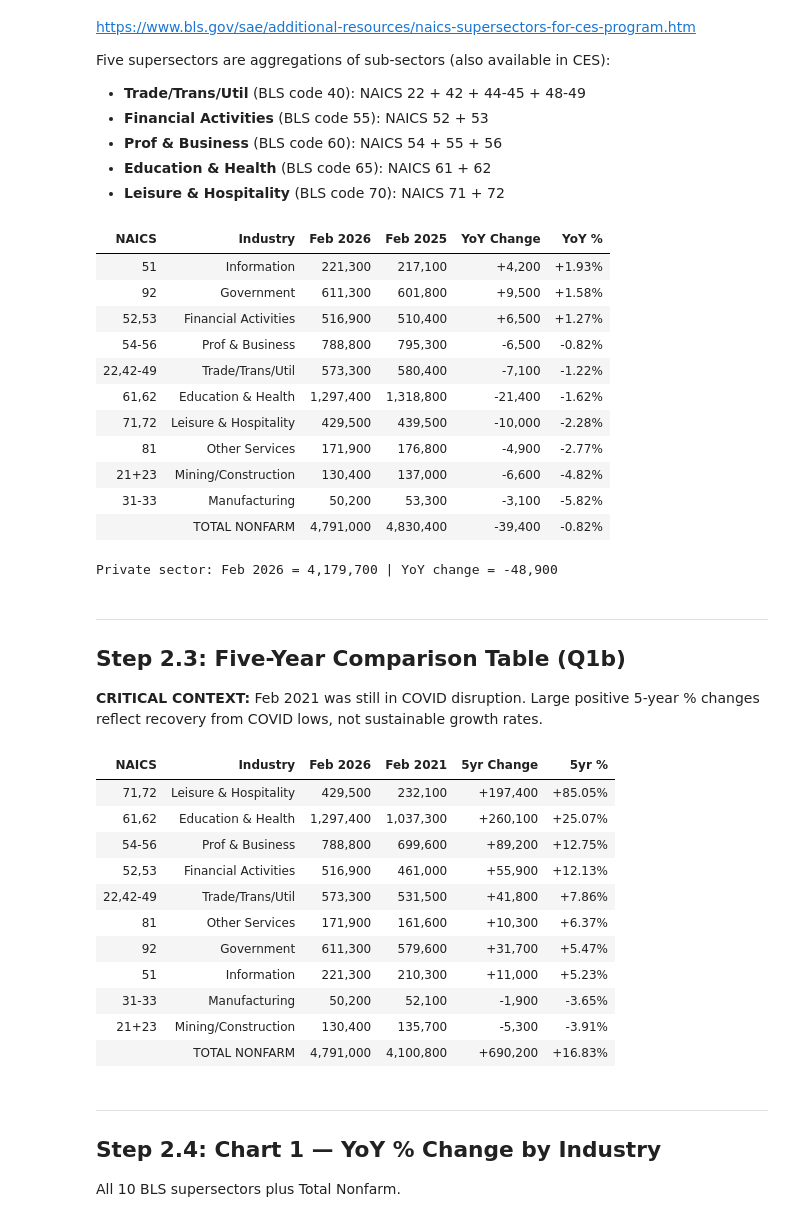
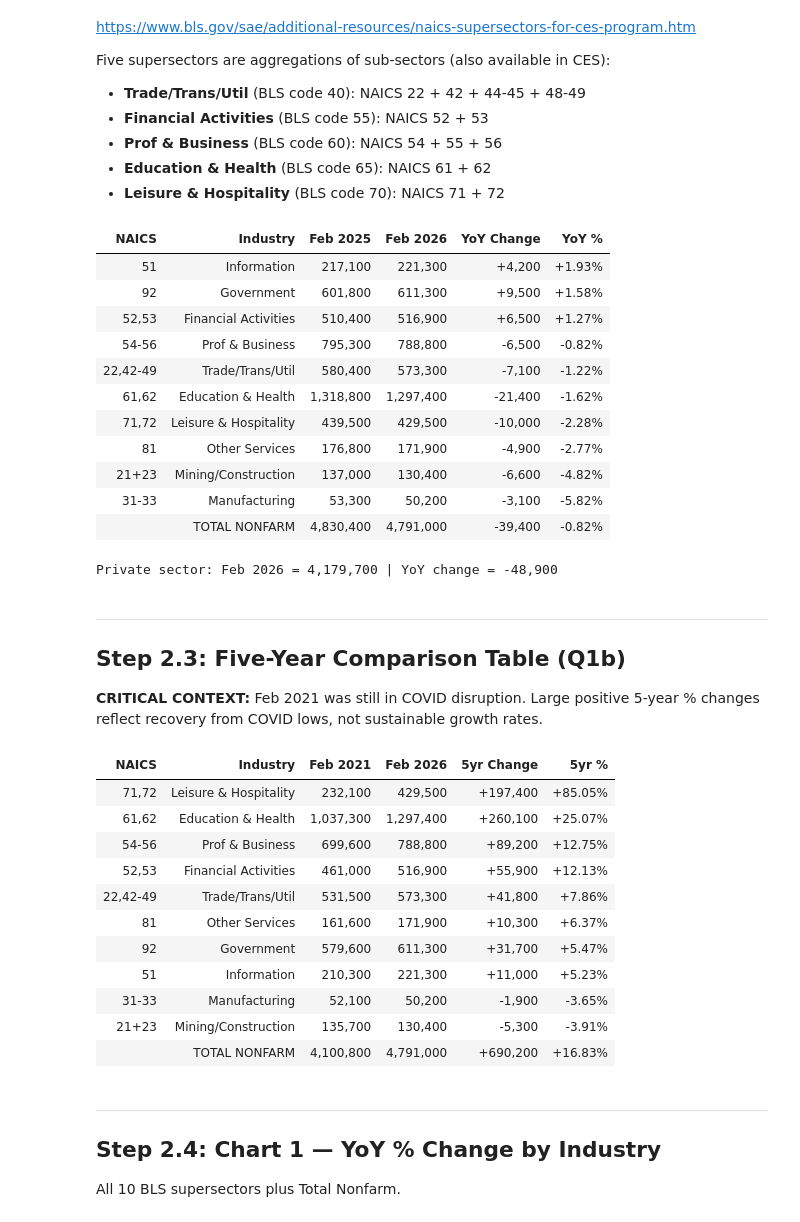
Before and after one commit to lrud/OSC_LR, a Jupyter notebook: notebooks/Q1_Employment_Analysis_executed.ipynb, the cells around one changed output. Cells and saved outputs as stored; diff of their text form; code cells hidden in the pictures.

```diff
--- a/notebooks/Q1_Employment_Analysis_executed.ipynb
+++ b/notebooks/Q1_Employment_Analysis_executed.ipynb
@@ -112,35 +112,35 @@ Five supersectors are aggregations of sub-sectors (also available in CES):
 - **Education & Health** (BLS code 65): NAICS 61 + 62
 - **Leisure & Hospitality** (BLS code 70): NAICS 71 + 72
 # %%
-yoy_cols = ['NAICS', 'Industry', 'Feb 2026', 'Feb 2025', 'YoY Change', 'YoY %']
+yoy_cols = ['NAICS', 'Industry', 'Feb 2025', 'Feb 2026', 'YoY Change', 'YoY %']
 df_yoy_super = df[df['NAICS'] != ''][yoy_cols].sort_values('YoY %', ascending=False).reset_index(drop=True)
 df_yoy_tnf = df[df['NAICS'] == ''][yoy_cols]
 df_yoy = pd.concat([df_yoy_super, df_yoy_tnf], ignore_index=True)
 df_yoy['Industry'] = df_yoy['Industry'].map(short)
 
 def highlight_tnf(row):
     return ['background-color: #e3f2fd; font-weight: bold' if row['Industry'] == 'TOTAL NONFARM' else '' for _ in row]
 
 display(df_yoy.style.format({
-    'Feb 2026': '{:,}', 'Feb 2025': '{:,}', 'YoY Change': '{:+,}', 'YoY %': '{:+.2f}%'
+    'Feb 2025': '{:,}', 'Feb 2026': '{:,}', 'YoY Change': '{:+,}', 'YoY %': '{:+.2f}%'
 }).map(color_change, subset=['YoY Change', 'YoY %']).apply(highlight_tnf, axis=1).hide(axis='index'))
 
 priv26 = tnf26 - df.loc[df['NAICS'] == '92', 'Feb 2026'].values[0]
 priv25 = tnf25 - df.loc[df['NAICS'] == '92', 'Feb 2025'].values[0]
 print(f'Private sector: Feb 2026 = {priv26:,} | YoY change = {priv26 - priv25:+,}')
 # %% [output]
-| NAICS | Industry | Feb 2026 | Feb 2025 | YoY Change | YoY % |
-| 51 | Information | 221,300 | 217,100 | +4,200 | +1.93% |
-| 92 | Government | 611,300 | 601,800 | +9,500 | +1.58% |
-| 52,53 | Financial Activities | 516,900 | 510,400 | +6,500 | +1.27% |
-| 54-56 | Prof & Business | 788,800 | 795,300 | -6,500 | -0.82% |
-| 22,42-49 | Trade/Trans/Util | 573,300 | 580,400 | -7,100 | -1.22% |
-| 61,62 | Education & Health | 1,297,400 | 1,318,800 | -21,400 | -1.62% |
-| 71,72 | Leisure & Hospitality | 429,500 | 439,500 | -10,000 | -2.28% |
-| 81 | Other Services | 171,900 | 176,800 | -4,900 | -2.77% |
-| 21+23 | Mining/Construction | 130,400 | 137,000 | -6,600 | -4.82% |
-| 31-33 | Manufacturing | 50,200 | 53,300 | -3,100 | -5.82% |
-|  | TOTAL NONFARM | 4,791,000 | 4,830,400 | -39,400 | -0.82% |
+| NAICS | Industry | Feb 2025 | Feb 2026 | YoY Change | YoY % |
+| 51 | Information | 217,100 | 221,300 | +4,200 | +1.93% |
+| 92 | Government | 601,800 | 611,300 | +9,500 | +1.58% |
+| 52,53 | Financial Activities | 510,400 | 516,900 | +6,500 | +1.27% |
+| 54-56 | Prof & Business | 795,300 | 788,800 | -6,500 | -0.82% |
+| 22,42-49 | Trade/Trans/Util | 580,400 | 573,300 | -7,100 | -1.22% |
+| 61,62 | Education & Health | 1,318,800 | 1,297,400 | -21,400 | -1.62% |
+| 71,72 | Leisure & Hospitality | 439,500 | 429,500 | -10,000 | -2.28% |
+| 81 | Other Services | 176,800 | 171,900 | -4,900 | -2.77% |
+| 21+23 | Mining/Construction | 137,000 | 130,400 | -6,600 | -4.82% |
+| 31-33 | Manufacturing | 53,300 | 50,200 | -3,100 | -5.82% |
+|  | TOTAL NONFARM | 4,830,400 | 4,791,000 | -39,400 | -0.82% |
 Private sector: Feb 2026 = 4,179,700 | YoY change = -48,900
 # %% [markdown]
 ---
@@ -148,7 +148,7 @@ Private sector: Feb 2026 = 4,179,700 | YoY change = -48,900
 
 **CRITICAL CONTEXT:** Feb 2021 was still in COVID disruption. Large positive 5-year % changes reflect recovery from COVID lows, not sustainable growth rates.
 # %%
-five_yr_cols = ['NAICS', 'Industry', 'Feb 2026', 'Feb 2021', '5yr Change', '5yr %']
+five_yr_cols = ['NAICS', 'Industry', 'Feb 2021', 'Feb 2026', '5yr Change', '5yr %']
 df_5yr_super = df[df['NAICS'] != ''][five_yr_cols].sort_values('5yr %', ascending=False).reset_index(drop=True)
 df_5yr_tnf = df[df['NAICS'] == ''][five_yr_cols]
 df_5yr = pd.concat([df_5yr_super, df_5yr_tnf], ignore_index=True)
@@ -158,22 +158,22 @@ def highlight_tnf(row):
     return ['background-color: #e3f2fd; font-weight: bold' if row['Industry'] == 'TOTAL NONFARM' else '' for _ in row]
 
 display(df_5yr.style.format({
-    'Feb 2026': '{:,}', 'Feb 2021': '{:,}',
+    'Feb 2021': '{:,}', 'Feb 2026': '{:,}',
     '5yr Change': '{:+,}', '5yr %': '{:+.2f}%'
 }).map(color_change, subset=['5yr Change', '5yr %']).apply(highlight_tnf, axis=1).hide(axis='index'))
 # %% [output]
-| NAICS | Industry | Feb 2026 | Feb 2021 | 5yr Change | 5yr % |
-| 71,72 | Leisure & Hospitality | 429,500 | 232,100 | +197,400 | +85.05% |
-| 61,62 | Education & Health | 1,297,400 | 1,037,300 | +260,100 | +25.07% |
-| 54-56 | Prof & Business | 788,800 | 699,600 | +89,200 | +12.75% |
-| 52,53 | Financial Activities | 516,900 | 461,000 | +55,900 | +12.13% |
-| 22,42-49 | Trade/Trans/Util | 573,300 | 531,500 | +41,800 | +7.86% |
-| 81 | Other Services | 171,900 | 161,600 | +10,300 | +6.37% |
-| 92 | Government | 611,300 | 579,600 | +31,700 | +5.47% |
-| 51 | Information | 221,300 | 210,300 | +11,000 | +5.23% |
-| 31-33 | Manufacturing | 50,200 | 52,100 | -1,900 | -3.65% |
-| 21+23 | Mining/Construction | 130,400 | 135,700 | -5,300 | -3.91% |
-|  | TOTAL NONFARM | 4,791,000 | 4,100,800 | +690,200 | +16.83% |
+| NAICS | Industry | Feb 2021 | Feb 2026 | 5yr Change | 5yr % |
+| 71,72 | Leisure & Hospitality | 232,100 | 429,500 | +197,400 | +85.05% |
+| 61,62 | Education & Health | 1,037,300 | 1,297,400 | +260,100 | +25.07% |
+| 54-56 | Prof & Business | 699,600 | 788,800 | +89,200 | +12.75% |
+| 52,53 | Financial Activities | 461,000 | 516,900 | +55,900 | +12.13% |
+| 22,42-49 | Trade/Trans/Util | 531,500 | 573,300 | +41,800 | +7.86% |
+| 81 | Other Services | 161,600 | 171,900 | +10,300 | +6.37% |
+| 92 | Government | 579,600 | 611,300 | +31,700 | +5.47% |
+| 51 | Information | 210,300 | 221,300 | +11,000 | +5.23% |
+| 31-33 | Manufacturing | 52,100 | 50,200 | -1,900 | -3.65% |
+| 21+23 | Mining/Construction | 135,700 | 130,400 | -5,300 | -3.91% |
+|  | TOTAL NONFARM | 4,100,800 | 4,791,000 | +690,200 | +16.83% |
 # %% [markdown]
 ---
 ## Step 2.4: Chart 1 — YoY % Change by Industry
```
Also changed, not shown: parts of 3 cells of this notebook, 2 other files.
